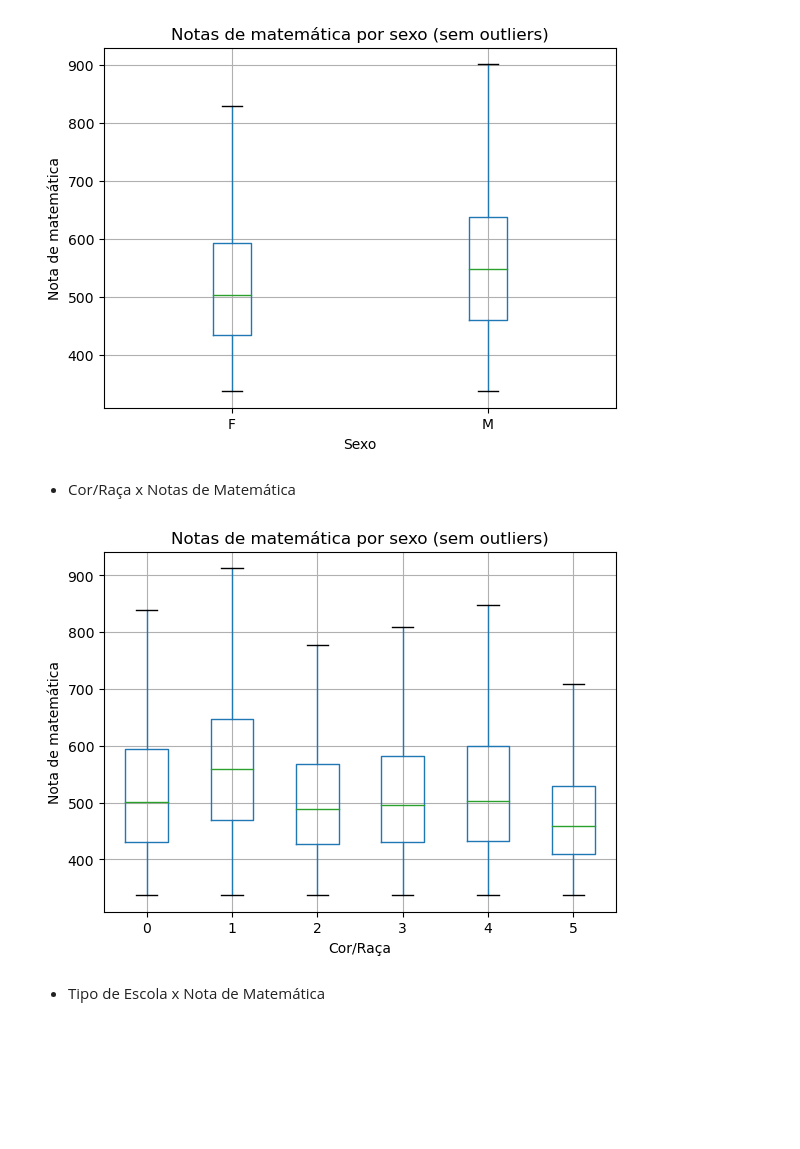
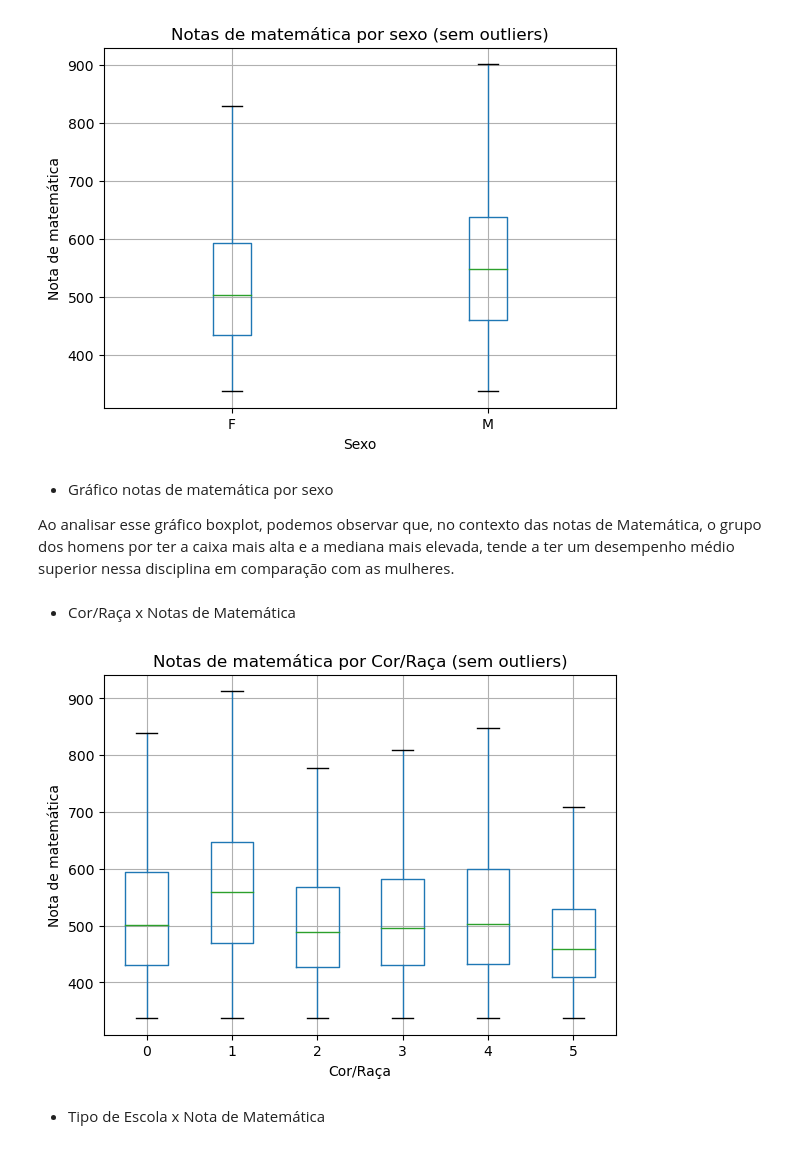
Before and after one commit to MateusMarinheiro18/Projeto-2-Ciencia-dos-Dados, a Jupyter notebook: principal.ipynb, the cells around one changed output. Cells and saved outputs as stored; diff of their text form; code cells hidden in the pictures; blank space fills up the shorter version.

```diff
--- a/principal.ipynb
+++ b/principal.ipynb
@@ -167,18 +173,22 @@ plt.ylabel('Nota de matemática')
 plt.show()
 # %% [output]
 [figure]
+# %% [markdown]
+- Gráfico notas de matemática por sexo
+
+Ao analisar esse gráfico boxplot, podemos observar que, no contexto das notas de Matemática, o grupo dos homens por ter a caixa mais alta e a mediana mais elevada, tende a ter um desempenho médio superior nessa disciplina em comparação com as mulheres.
 # %% [markdown]
 - Cor/Raça x Notas de Matemática
 # %%
 # Boxplot das notas de matemática por sexo sem outliers
 dados.boxplot(column='NU_NOTA_MT', by='TP_COR_RACA', sym='')
-plt.title('Notas de matemática por sexo (sem outliers)')
+plt.title('Notas de matemática por Cor/Raça (sem outliers)')
 plt.suptitle('')
 plt.xlabel('Cor/Raça')
 plt.ylabel('Nota de matemática')
 plt.show()
 # %% [output]
-[figure, old version]
+[figure, new version]
 # %% [markdown]
  - Tipo de Escola x Nota de Matemática
 # %%
```
Also changed, not shown: parts of 5 cells of this notebook.
